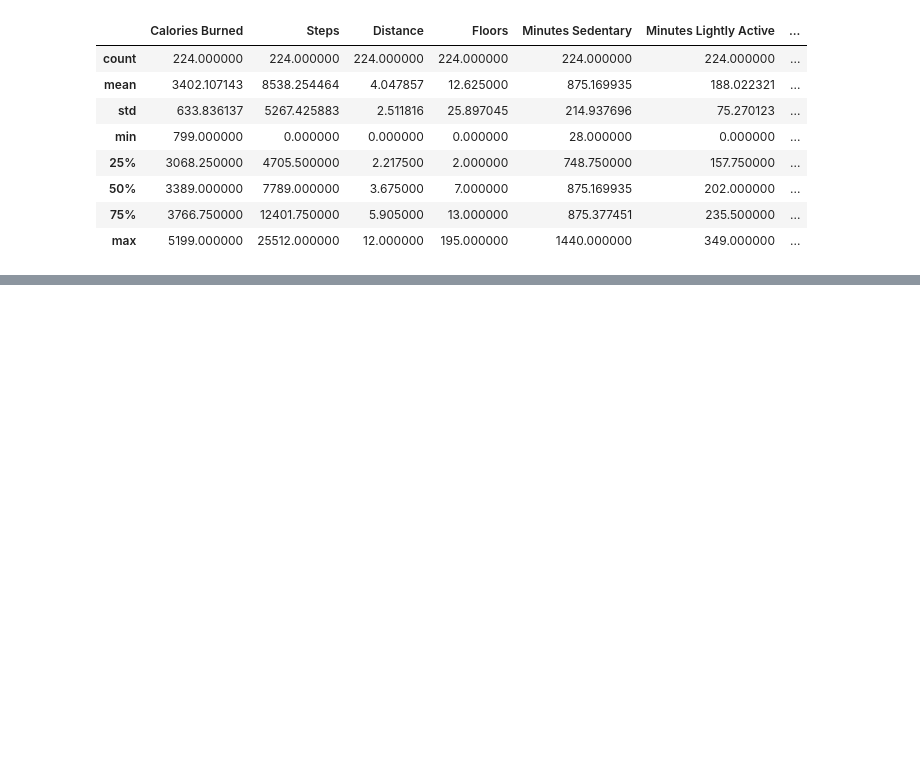
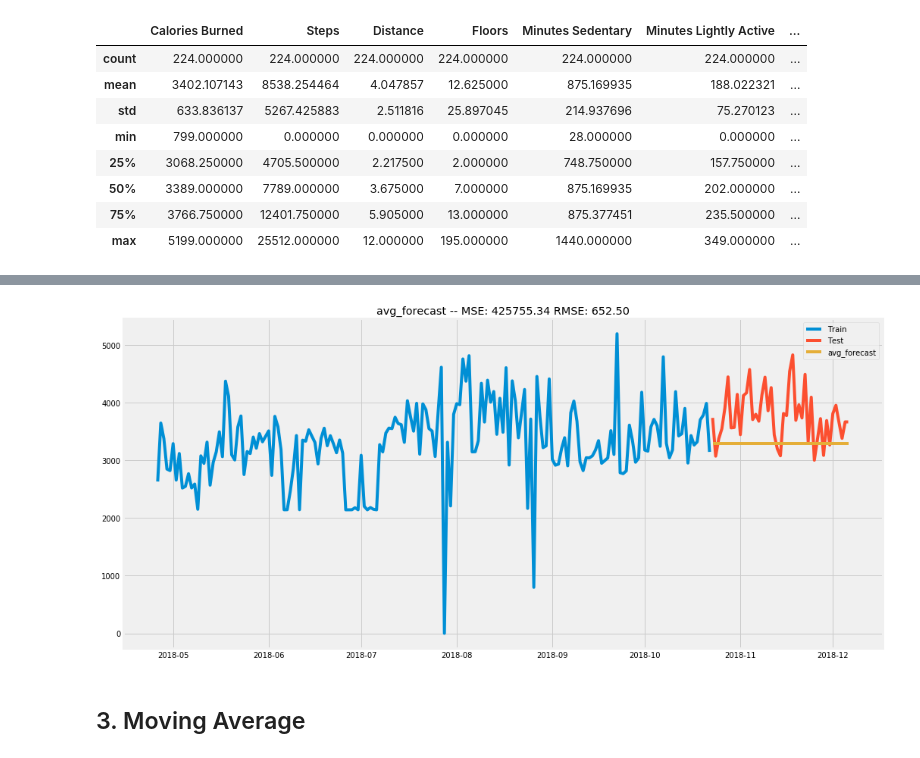
Before and after one commit to jesseanddd/fitbit, a Jupyter notebook: dd_fitbit.ipynb, the cells around one changed output, grey strips where cells are left out. Drawn from its saved outputs; the diff is of its cells as text; code cells hidden in the pictures; blank space fills up the shorter version.

```diff
--- a/dd_fitbit.ipynb
+++ b/dd_fitbit.ipynb
@@ -300,0 +481,6 @@ TypeError: Only valid with DatetimeIndex, TimedeltaIndex or PeriodIndex, but got
+# %%
+plot_and_eval(yhat.avg_forecast, test)
+# %% [output]
+[figure, added]
+# %% [markdown]
+## 3. Moving Average
```
Also changed, not shown: parts of 47 cells of this notebook, 1 other file.
